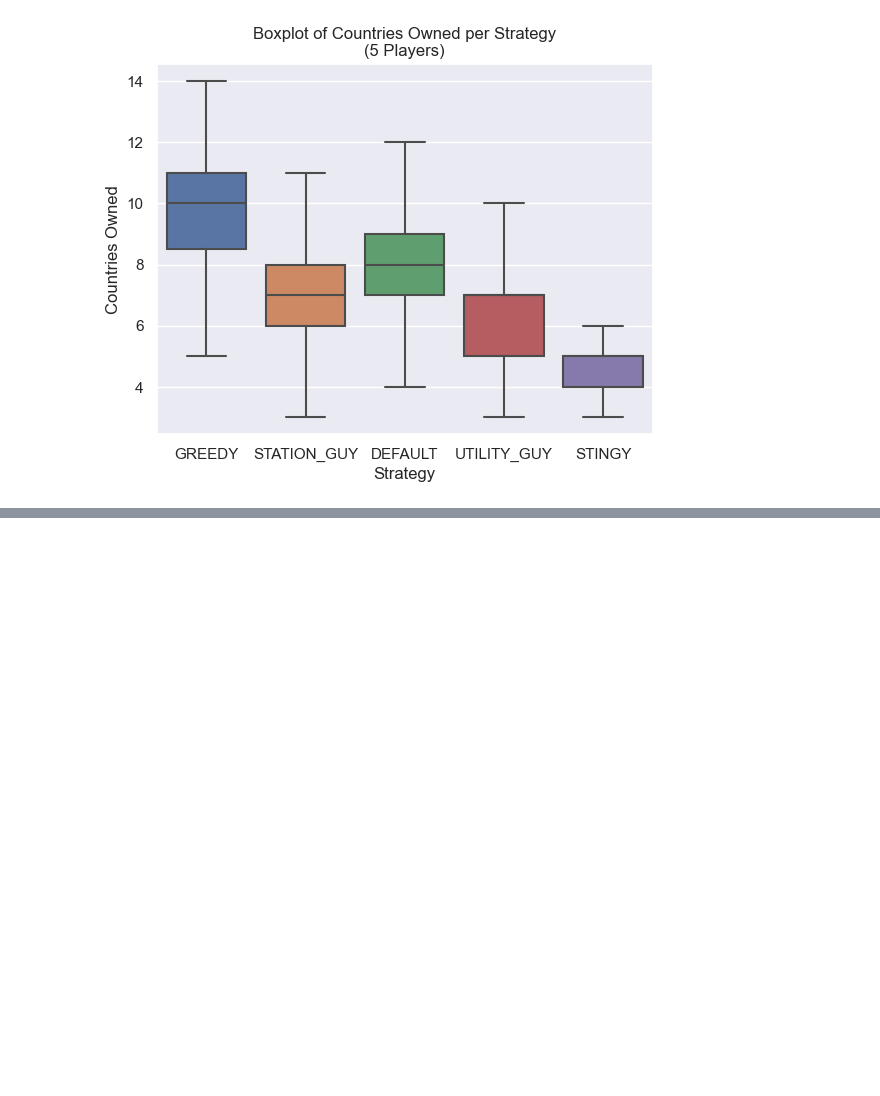
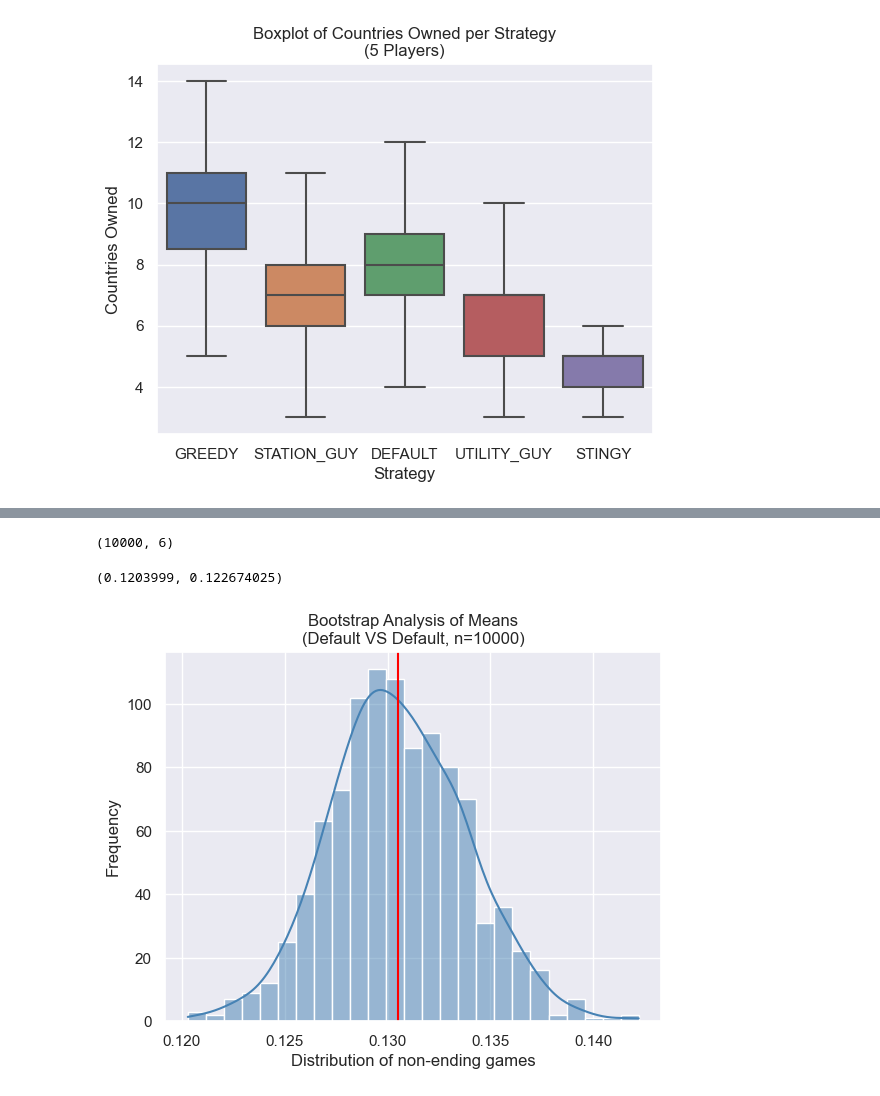
Before and after one commit to HashemBader/Monopoly-Game, a Jupyter notebook: dataAnalysis.ipynb, the cells around one changed output, grey strips where cells are left out. Drawn from its saved outputs; the diff is of its cells as text; code cells hidden in the pictures; blank space fills up the shorter version.

Commit message:
Hypothesis testing data added.

```diff
--- a/dataAnalysis.ipynb
+++ b/dataAnalysis.ipynb
@@ -229,0 +232,3 @@ plt.show();
+# %%
+df = pd.read_csv('./data_unused/DefaultDefault.csv')
+df.head()
@@ -229,0 +242,4 @@ plt.show();
+# %%
+df.shape
+# %% [output]
+(10000, 6)
@@ -229,0 +250,16 @@ plt.show();
+# %%
+boots = []
+for _ in range(1000):
+    boot = df.sample(df.shape[0], replace=True)
+    p_hat = boot.isna().sum()[0]/boot.shape[0]
+    boots.append(p_hat)
+# %%
+sns.histplot(boots, color='steelBlue', kde=True)
+plt.xlabel("Distribution of non-ending games")
+plt.ylabel("Frequency")
+plt.title(f"Bootstrap Analysis of Means\n(Default VS Default, n={df.shape[0]})")
+plt.axvline(np.mean(boots), color='red')
+np.percentile(boots, 0.025), np.percentile(boots, 0.975)
+# %% [output]
+(0.1203999, 0.122674025)
+[figure, added]
```
Also changed, not shown: parts of 5 cells of this notebook, 11 other files.
